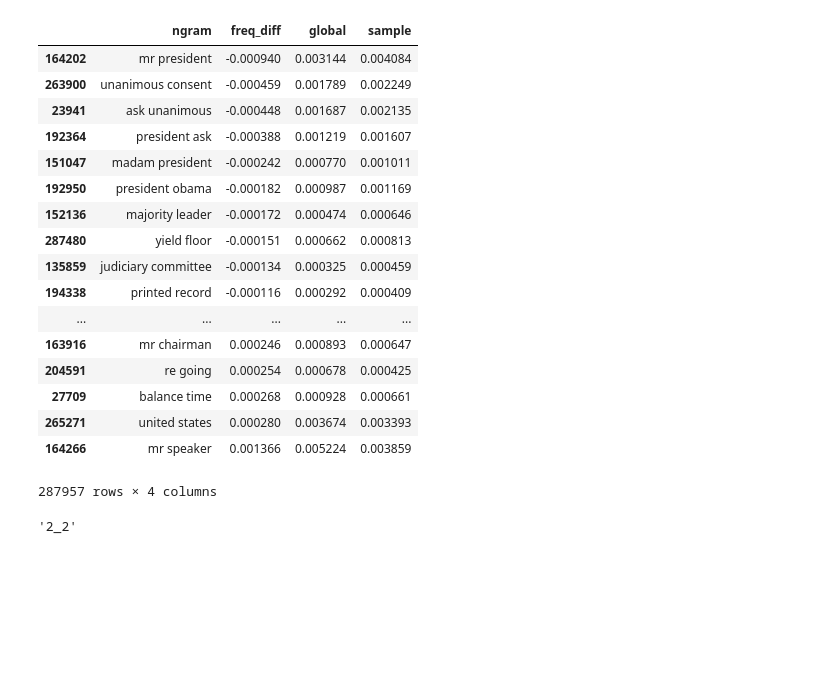
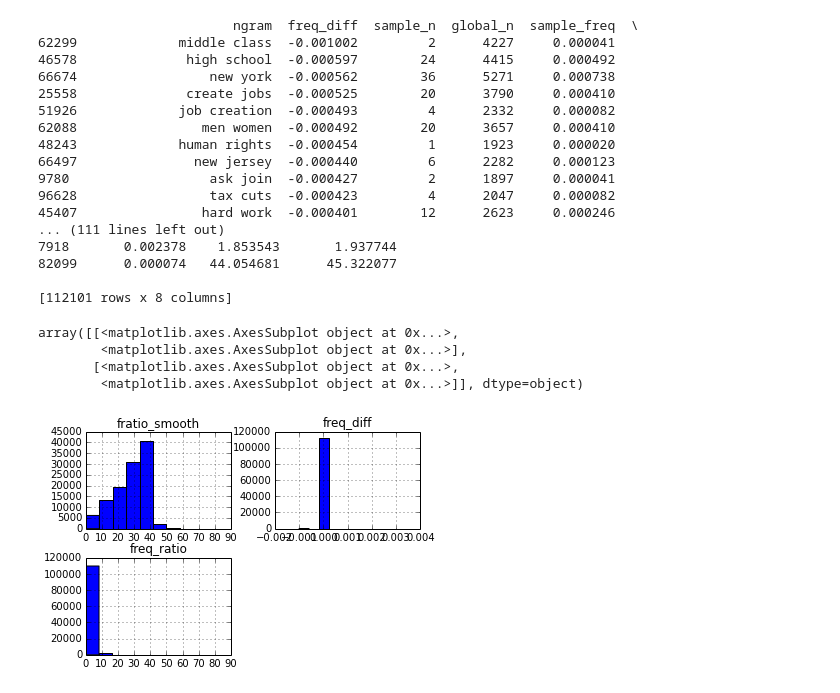
Before and after one commit to swiftsam/KeywordInfluence, a Jupyter notebook: reports/comparing_freqs.ipynb, the cells around one changed output. Saved outputs shown, nothing was run; the diff lists cells and outputs as text; code cells hidden in the pictures; blank space fills up the shorter version.

Commit message:
token freq discrepancy functions working with multiple metrics.  current state of notebooks

```diff
--- a/reports/comparing_freqs.ipynb
+++ b/reports/comparing_freqs.ipynb
@@ -44,3 +34,3 @@ print_top_tokens(tokens_112['counts'],tokens_112['vocab'], n=5)
 # %%
-sprint_freqs = compare_freq_pac(pac_id  = 'C00028860', congress_tokens = tokens_112)
+pp_freqs = compare_freq_pac(pac_id  = 'C00489799', congress_tokens = tokens_112)
 # %% [output]
@@ -66,21 +54,20 @@ natl_rural_elec = compare_freq_pac(pac_id = 'C00002972', congress=112)
 # %%
-sprint_freqs.sort('freq_diff')
+print pp_freqs.sort('freq_diff')
 # %% [output]
-|  | ngram | freq_diff | global | sample |
-| 164202 | mr president | -0.000940 | 0.003144 | 0.004084 |
-| 263900 | unanimous consent | -0.000459 | 0.001789 | 0.002249 |
-| 23941 | ask unanimous | -0.000448 | 0.001687 | 0.002135 |
-| 192364 | president ask | -0.000388 | 0.001219 | 0.001607 |
-| 151047 | madam president | -0.000242 | 0.000770 | 0.001011 |
-| 192950 | president obama | -0.000182 | 0.000987 | 0.001169 |
-| 152136 | majority leader | -0.000172 | 0.000474 | 0.000646 |
-| 287480 | yield floor | -0.000151 | 0.000662 | 0.000813 |
-| 135859 | judiciary committee | -0.000134 | 0.000325 | 0.000459 |
-| 194338 | printed record | -0.000116 | 0.000292 | 0.000409 |
-| ... | ... | ... | ... | ... |
-| 163916 | mr chairman | 0.000246 | 0.000893 | 0.000647 |
-| 204591 | re going | 0.000254 | 0.000678 | 0.000425 |
-| 27709 | balance time | 0.000268 | 0.000928 | 0.000661 |
-| 265271 | united states | 0.000280 | 0.003674 | 0.003393 |
-| 164266 | mr speaker | 0.001366 | 0.005224 | 0.003859 |
-287957 rows × 4 columns
+                         ngram  freq_diff  sample_n  global_n  sample_freq  \
+62299             middle class  -0.001002         2      4227     0.000041
+46578              high school  -0.000597        24      4415     0.000492
+66674                 new york  -0.000562        36      5271     0.000738
+25558              create jobs  -0.000525        20      3790     0.000410
+51926             job creation  -0.000493         4      2332     0.000082
+62088                men women  -0.000492        20      3657     0.000410
+48243             human rights  -0.000454         1      1923     0.000020
+66497               new jersey  -0.000440         6      2282     0.000123
+9780                  ask join  -0.000427         2      1897     0.000041
+96628                 tax cuts  -0.000423         4      2047     0.000082
+45407                hard work  -0.000401        12      2623     0.000246
+... (111 lines left out)
+7918       0.002378    1.853543       1.937744
+82099      0.000074   44.054681      45.322077
+
+[112101 rows x 8 columns]
@@ -89,5 +74,8 @@ import pickle
-# %%
-ngram = (2,2)
-"_".join([str(ngram[0]),str(ngram[1])])
-# %% [output]
-'2_2'
+# %%
+pp_freqs.hist(column=['freq_diff', 'freq_ratio','fratio_smooth'])
+# %% [output]
+array([[<matplotlib.axes.AxesSubplot object at 0x...>,
+        <matplotlib.axes.AxesSubplot object at 0x...>],
+       [<matplotlib.axes.AxesSubplot object at 0x...>,
+        <matplotlib.axes.AxesSubplot object at 0x...>]], dtype=object)
+[figure, added]
```
Also changed, not shown: parts of 11 cells of this notebook, 2 other files.
